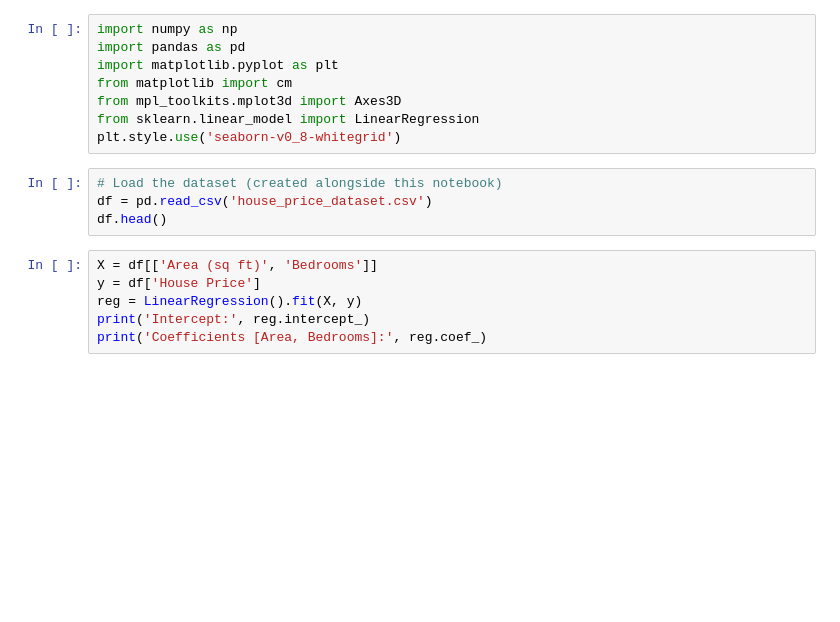
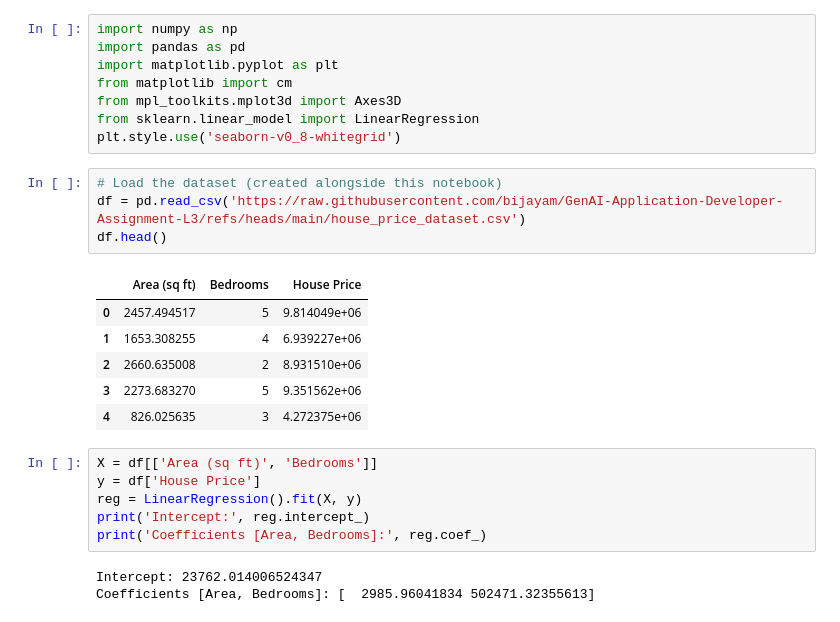
Before and after one commit to bijayam/GenAI-Application-Developer-Assignment-L3, a Jupyter notebook: assignment3.ipynb, the cells around one changed output. Saved outputs shown, nothing was run; the diff lists cells and outputs as text; blank space fills up the shorter version.

```diff
--- a/assignment3.ipynb
+++ b/assignment3.ipynb
@@ -10,14 +10,24 @@ from sklearn.linear_model import LinearRegression
 plt.style.use('seaborn-v0_8-whitegrid')
 # %%
 # Load the dataset (created alongside this notebook)
-df = pd.read_csv('house_price_dataset.csv')
+df = pd.read_csv('https://raw.githubusercontent.com/bijayam/GenAI-Application-Developer-Assignment-L3/refs/heads/main/house_price_dataset.csv')
 df.head()
+# %% [output]
+|  | Area (sq ft) | Bedrooms | House Price |
+| 0 | 2457.494517 | 5 | 9.814049e+06 |
+| 1 | 1653.308255 | 4 | 6.939227e+06 |
+| 2 | 2660.635008 | 2 | 8.931510e+06 |
+| 3 | 2273.683270 | 5 | 9.351562e+06 |
+| 4 | 826.025635 | 3 | 4.272375e+06 |
 # %%
 X = df[['Area (sq ft)', 'Bedrooms']]
 y = df['House Price']
 reg = LinearRegression().fit(X, y)
 print('Intercept:', reg.intercept_)
 print('Coefficients [Area, Bedrooms]:', reg.coef_)
+# %% [output]
+Intercept: 23762.014006524347
+Coefficients [Area, Bedrooms]: [  2985.96041834 502471.32355613]
 # %%
 # 3D scatter + regression plane
 fig = plt.figure(figsize=(9,7))
```
Also changed, not shown: parts of 1 cell of this notebook.
